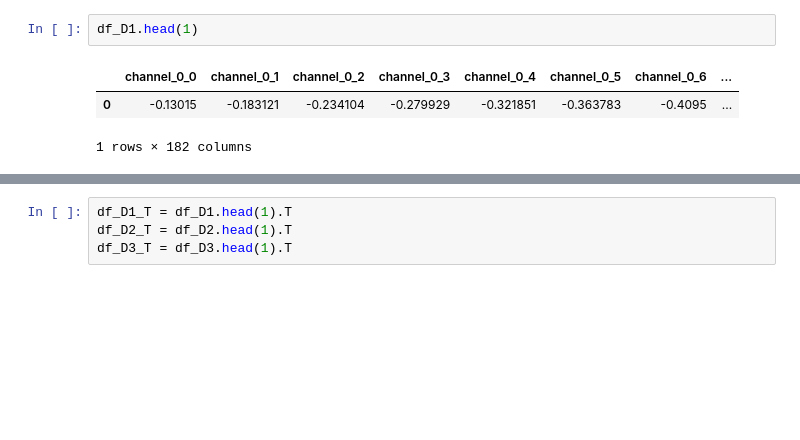
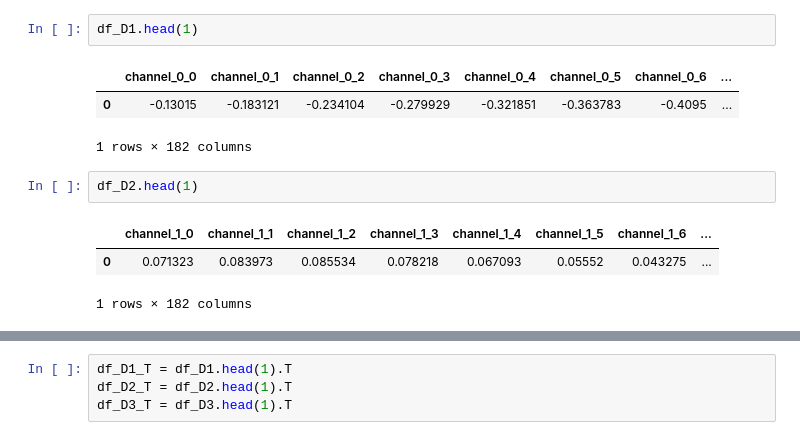
Before and after one commit to ArslanAliAwan/Character_Trajectories, a Jupyter notebook: Character_Trajectories_V2.ipynb, the cells around one changed output, grey strips where cells are left out. Saved outputs shown, nothing was run; the diff lists cells and outputs as text; blank space fills up the shorter version.

```diff
--- a/Character_Trajectories_V2.ipynb
+++ b/Character_Trajectories_V2.ipynb
@@ -46,3 +46,9 @@ df_D1.head(1)
 |  | channel_0_0 | channel_0_1 | channel_0_2 | channel_0_3 | channel_0_4 | channel_0_5 | channel_0_6 | ... |
 | 0 | -0.13015 | -0.183121 | -0.234104 | -0.279929 | -0.321851 | -0.363783 | -0.4095 | ... |
 1 rows × 182 columns
+# %%
+df_D2.head(1)
+# %% [output]
+|  | channel_1_0 | channel_1_1 | channel_1_2 | channel_1_3 | channel_1_4 | channel_1_5 | channel_1_6 | ... |
+| 0 | 0.071323 | 0.083973 | 0.085534 | 0.078218 | 0.067093 | 0.05552 | 0.043275 | ... |
+1 rows × 182 columns
```
Also changed, not shown: parts of 23 cells of this notebook.
